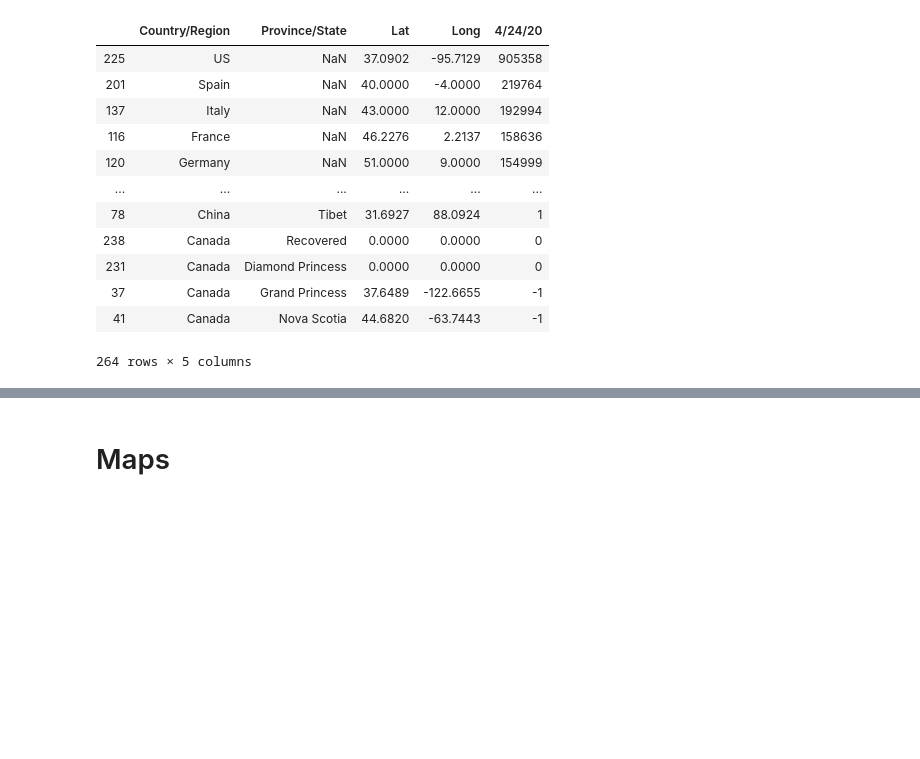
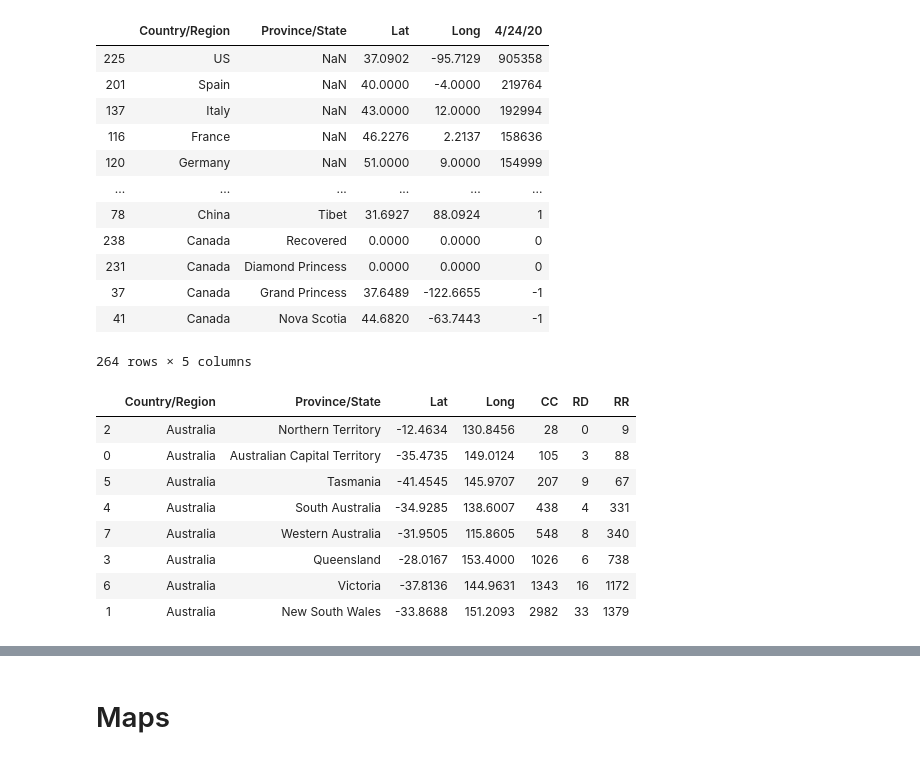
Before and after one commit to Ccamm/coronavirus_network, a Jupyter notebook: coronavirus_timeline.ipynb, the cells around one changed output, grey strips where cells are left out. Saved outputs shown, nothing was run; the diff lists cells and outputs as text; code cells hidden in the pictures; blank space fills up the shorter version.

```diff
--- a/coronavirus_timeline.ipynb
+++ b/coronavirus_timeline.ipynb
@@ -174,3 +177,29 @@ df.sort_values(latest_date, ascending=False)
 | 37 | Canada | Grand Princess | 37.6489 | -122.6655 | -1 |
 | 41 | Canada | Nova Scotia | 44.6820 | -63.7443 | -1 |
 264 rows × 5 columns
+# %%
+# Finding the histogram of cases in Australia, confirmed, recovered and deaths
+ausCC = df.loc[df['Country/Region'] == 'Australia'] # confirmed cases
+ausRD = datasets['covid_deaths'][['Province/State', latest_date]].loc[df['Country/Region'] == 'Australia'] # recorded deaths
+ausRR = datasets['covid_recovered'][['Province/State', latest_date]].loc[df['Country/Region'] == 'Australia'] # rec. recovery
+
+# Rename the confirmed cases
+ausCC = ausCC.rename(columns={latest_date: "CC"})
+ausRD = ausRD.rename(columns={latest_date: "RD"})
+ausRR = ausRR.rename(columns={latest_date: "RR"})
+
+# Merge the tables together
+ausMerged = pd.merge(ausCC, ausRD, on='Province/State')
+ausMerged = pd.merge(ausMerged, ausRR, on='Province/State')
+ausMerged = ausMerged.sort_values('CC')
+ausMerged
+# %% [output]
+|  | Country/Region | Province/State | Lat | Long | CC | RD | RR |
+| 2 | Australia | Northern Territory | -12.4634 | 130.8456 | 28 | 0 | 9 |
+| 0 | Australia | Australian Capital Territory | -35.4735 | 149.0124 | 105 | 3 | 88 |
+| 5 | Australia | Tasmania | -41.4545 | 145.9707 | 207 | 9 | 67 |
+| 4 | Australia | South Australia | -34.9285 | 138.6007 | 438 | 4 | 331 |
+| 7 | Australia | Western Australia | -31.9505 | 115.8605 | 548 | 8 | 340 |
+| 3 | Australia | Queensland | -28.0167 | 153.4000 | 1026 | 6 | 738 |
+| 6 | Australia | Victoria | -37.8136 | 144.9631 | 1343 | 16 | 1172 |
+| 1 | Australia | New South Wales | -33.8688 | 151.2093 | 2982 | 33 | 1379 |
```
Also changed, not shown: parts of 11 cells of this notebook.
